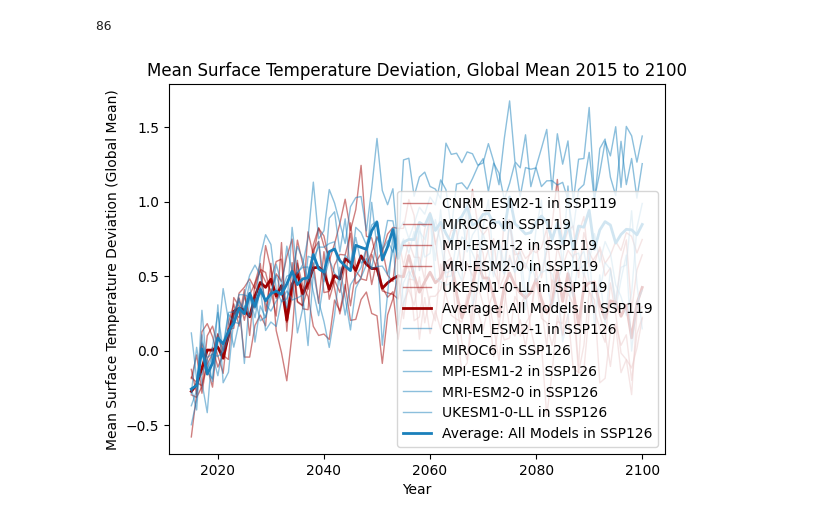
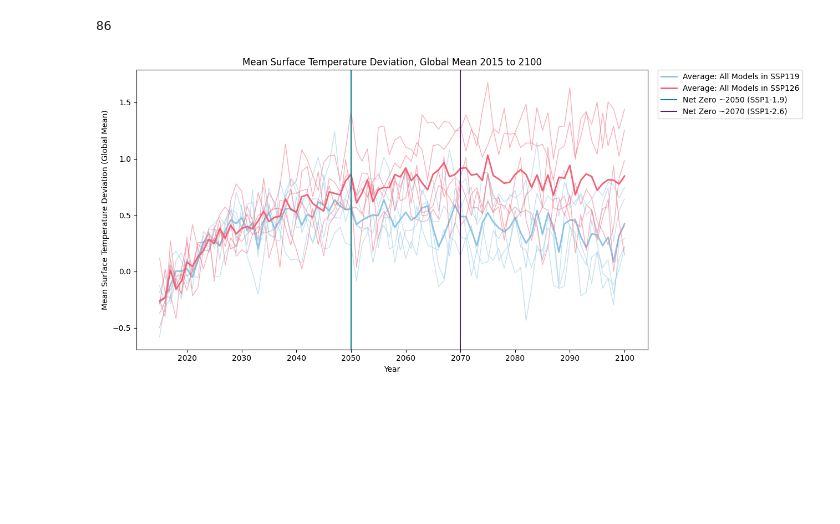
Before and after one commit to sek2dcs/MamalakisResearch, a Jupyter notebook: figure1.ipynb, the cells around one changed output. Cells and saved outputs as stored; diff of their text form; code cells hidden in the pictures; blank space fills up the shorter version.

```diff
--- a/figure1.ipynb
+++ b/figure1.ipynb
@@ -246,46 +246,63 @@ def time_series_plot(CNRM_119=CNRM_diff_119, CNRM_126=CNRM_diff_126,
     # Create a range for the x-axis (time)
     yrs = np.arange(2015, 2101, 1)
 
+    # Set up plot
+    fig, ax = plt.subplots(figsize=(20, 6))
+    plt.locator_params(axis='x', nbins=10)
+
     # Get average of all models
     models_119 = [CNRM_119, MIROC_119, MPI_119, MRI_119, UKESM1_119]
     model_names_119 = ['CNRM_ESM2-1 in SSP119', 'MIROC6 in SSP119', 'MPI-ESM1-2 in SSP119', 'MRI-ESM2-0 in SSP119', 'UKESM1-0-LL in SSP119']
     models_126 = [CNRM_126, MIROC_126, MPI_126, MRI_126, UKESM1_126]
     model_names_126 = ['CNRM_ESM2-1 in SSP126', 'MIROC6 in SSP126', 'MPI-ESM1-2 in SSP126', 'MRI-ESM2-0 in SSP126', 'UKESM1-0-LL in SSP126']
     avg_all_119 = [np.mean(k) for k in zip(*models_119)]
     avg_all_126 = [np.mean(k) for k in zip(*models_126)]
 
     # Plot values
-    for model, name in zip(models_119, model_names_119):
-        plt.plot(yrs, model, label=name, color='#a00000', linewidth=1, alpha=0.5)
-    plt.plot(yrs, avg_all_119, label='Average: All Models in SSP119', color='#a00000', linewidth=2)
-    for model, name in zip(models_126, model_names_126):
-        plt.plot(yrs, model, label=name, color='#1a80bb', linewidth=1, alpha=0.5)
-    plt.plot(yrs, avg_all_126, label='Average: All Models in SSP126', color='#1a80bb', linewidth=2)
+    for model in models_119:
+        plt.plot(yrs, model, color='#8cc5e3', linewidth=1, alpha=0.5)
+    plt.plot(yrs, avg_all_119, label='Average: All Models in SSP119', color='#8cc5e3', linewidth=2)
+    for model in models_126:
+        plt.plot(yrs, model, color='#f55f74', linewidth=1, alpha=0.5)
+    plt.plot(yrs, avg_all_126, label='Average: All Models in SSP126', color='#f55f74', linewidth=2)
+
+    plt.axvline(x = 2050, color = '#0d7d87', label='Net Zero ~2050 (SSP1-1.9)')
+    plt.axvline(x = 2070, color = '#4a2377', label='Net Zero ~2070 (SSP1-2.6)')
 
     # Obtain y-axis label
     if var == 'tas':
         y = 'Mean Surface Temperature'
-    if var == 'tasmax':
+    elif var == 'tasmax':
         y = 'Max Surface Temperature'
-    if var == 'tasmin':
+    elif var == 'tasmin':
         y = 'Min Surface Temperature'
-    if var == 'pr':
+    elif var == 'pr':
         y = 'Precipitation'
-    if var == 'psl':
+    elif var == 'psl':
         y = 'Pressure'
-    if var == 'sfcWind':
+    elif var == 'sfcWind':
         y = 'Surface Wind Speed'
-    if var == 'mrsos':
+    elif var == 'mrsos':
         y = 'Soil Moisture'
+    else:
+        exit
+        print('Variable mistyped or not found.')
+
 
     # Formatting
     plt.xlabel("Year")
     plt.ylabel(f"{y} Deviation (Global Mean)")
     plt.legend()
     plt.title(f"{y} Deviation, Global Mean 2015 to 2100")
+    # Move legend
+    plt.legend(bbox_to_anchor=(1.02, 1), loc='upper left', borderaxespad=0.)
+    # Make room for the right-side legend
+    plt.tight_layout()
+    plt.subplots_adjust(right=0.5)
+
 
     plt.show()
 
-time_series_plot()
+time_series_plot(var='tas')
 # %% [output]
-[figure, old version]
+[figure, new version]
```
Also changed, not shown: parts of 3 cells of this notebook.
